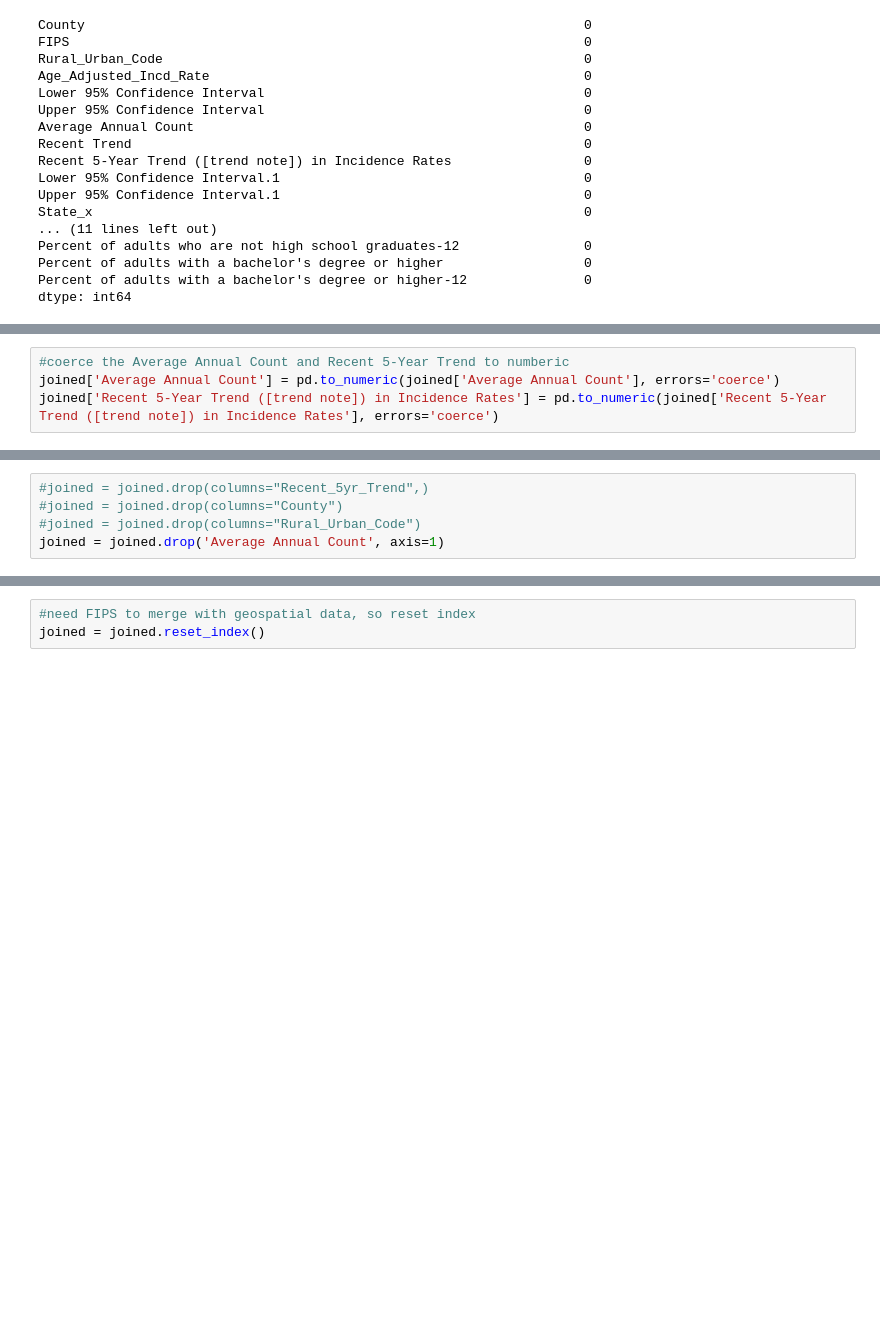
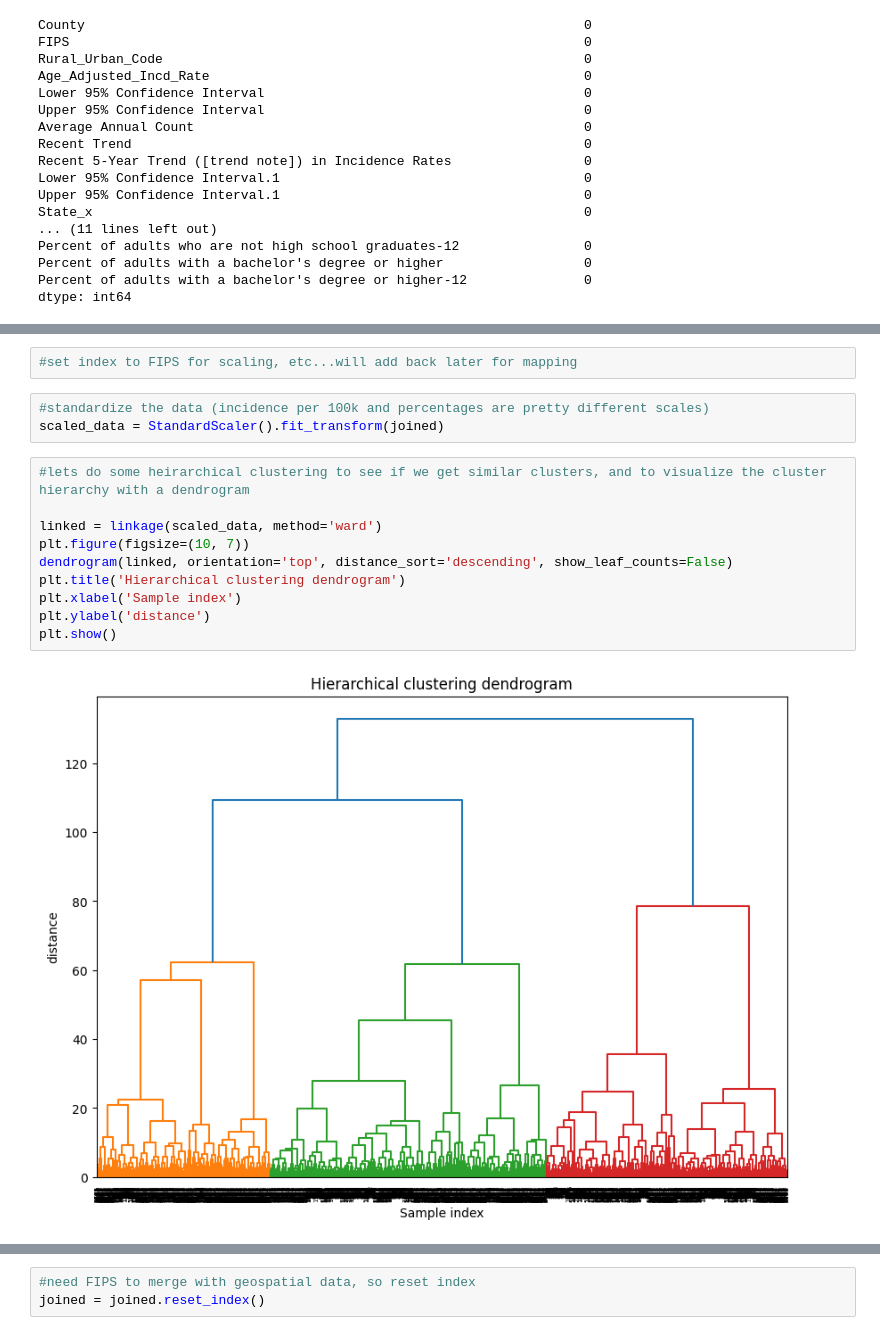
Before and after one commit to dylanhudson/CSCI5612-ML, a Jupyter notebook: data/incidence_analysis.ipynb, the cells around one changed output, grey strips where cells are left out. Cells and saved outputs as stored; diff of their text form; blank space fills up the shorter version.

```diff
--- a/data/incidence_analysis.ipynb
+++ b/data/incidence_analysis.ipynb
@@ -122,5 +122 @@ Percent of adults with a bachelor's degree or higher-12               float64
 dtype: object
-# %%
-#coerce the Average Annual Count and Recent 5-Year Trend to numberic
-joined['Average Annual Count'] = pd.to_numeric(joined['Average Annual Count'], errors='coerce')
-joined['Recent 5-Year Trend ([trend note]) in Incidence Rates'] = pd.to_numeric(joined['Recent 5-Year Trend ([trend note]) in Incidence Rates'], errors='coerce')
@@ -166,5 +133,0 @@ dtype: int64
-# %%
-#joined = joined.drop(columns="Recent_5yr_Trend",)
-#joined = joined.drop(columns="County")
-#joined = joined.drop(columns="Rural_Urban_Code")
-joined = joined.drop('Average Annual Count', axis=1)
@@ -171 +143,18 @@ joined = joined.drop('Average Annual Count', axis=1)
+# %%
+#set index to FIPS for scaling, etc...will add back later for mapping
+# %%
+#standardize the data (incidence per 100k and percentages are pretty different scales)
+scaled_data = StandardScaler().fit_transform(joined)
+# %%
+#lets do some heirarchical clustering to see if we get similar clusters, and to visualize the cluster hierarchy with a dendrogram
+
+linked = linkage(scaled_data, method='ward')
+plt.figure(figsize=(10, 7))
+dendrogram(linked, orientation='top', distance_sort='descending', show_leaf_counts=False)
+plt.title('Hierarchical clustering dendrogram')
+plt.xlabel('Sample index')
+plt.ylabel('distance')
+plt.show()
+# %% [output]
+[figure, added]
 # %%
```
Also changed, not shown: parts of 12 cells of this notebook, 9 other files.
